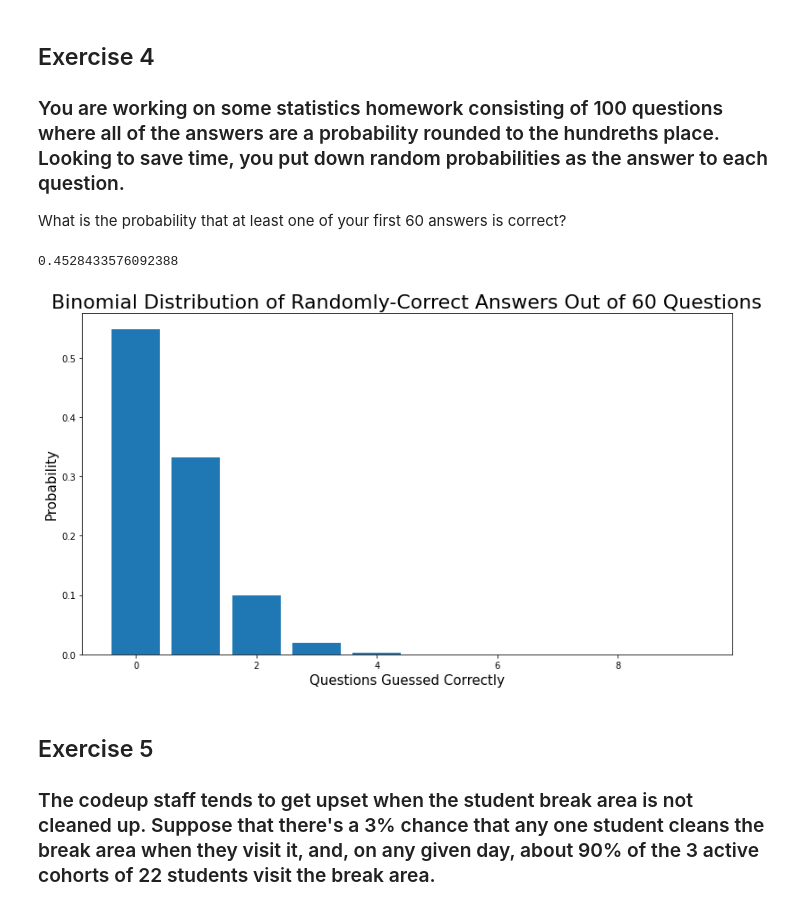
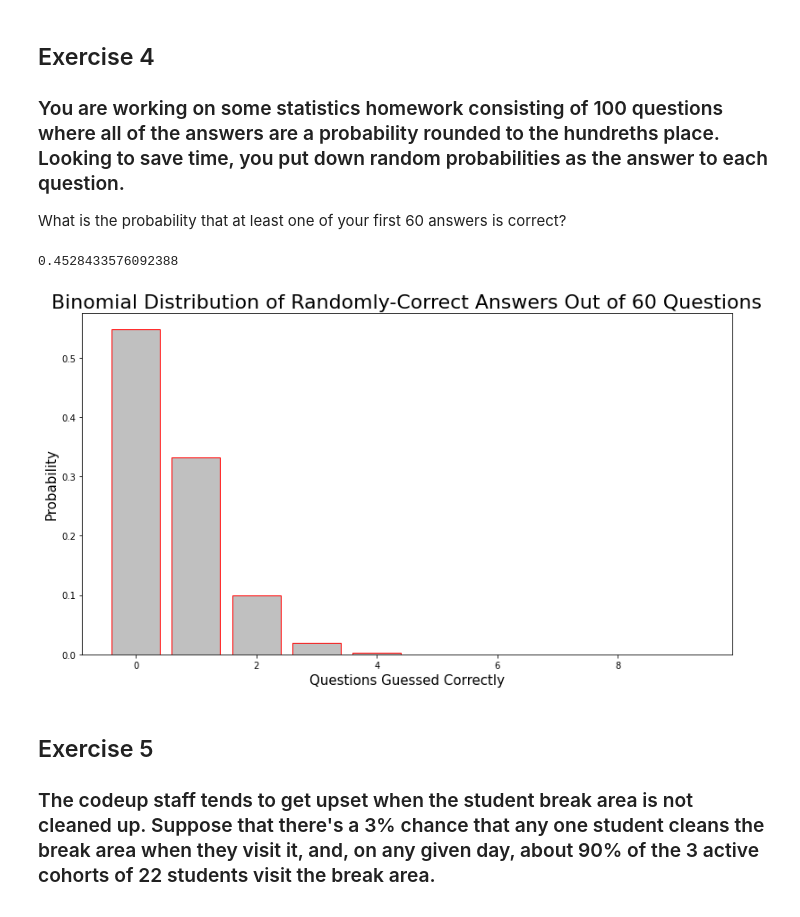
Before and after one commit to masonsherbondy/statistics-exercises, a Jupyter notebook: probability_distributions.ipynb, the cells around one changed output. Cells and saved outputs as stored; diff of their text form; code cells hidden in the pictures.

```diff
--- a/probability_distributions.ipynb
+++ b/probability_distributions.ipynb
@@ -135,19 +142,19 @@ What is the probability that at least one of your first 60 answers is correct?
 # %%
 n_trials = 60
 p = .01
 plt.figure(figsize = (13, 7))
 x = np.arange(0, 10, 1)
 y = stats.binom(n_trials, p).pmf(x)
-plt.bar(x,y)
+plt.bar(x, y, color = 'silver', ec = 'red')
 plt.title('Binomial Distribution of Randomly-Correct Answers Out of 60 Questions', size = 22)
 plt.xlabel('Questions Guessed Correctly', size = 15)
 plt.ylabel('Probability', size = 15)
 
 stats.binom(n_trials, p).sf(0)
-#There is a 45% probability that you get one of your first 60 answers correct
+#There is a 45% probability that you get at least one of your first 60 answers correct
 # %% [output]
 0.4528433576092388
-[figure, old version]
+[figure, new version]
 # %% [markdown]
 ## Exercise 5
 ### The codeup staff tends to get upset when the student break area is not cleaned up. Suppose that there's a 3% chance that any one student cleans the break area when they visit it, and, on any given day, about 90% of the 3 active cohorts of 22 students visit the break area.
```
Also changed, not shown: parts of 9 cells of this notebook, 9 other files.
